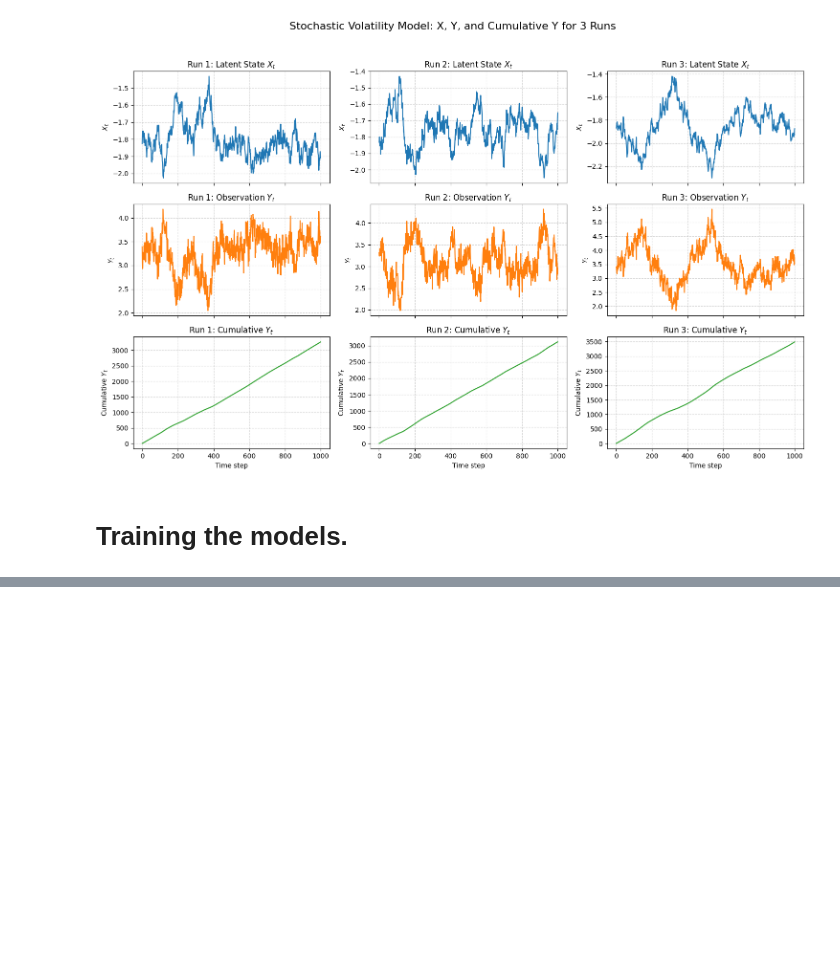
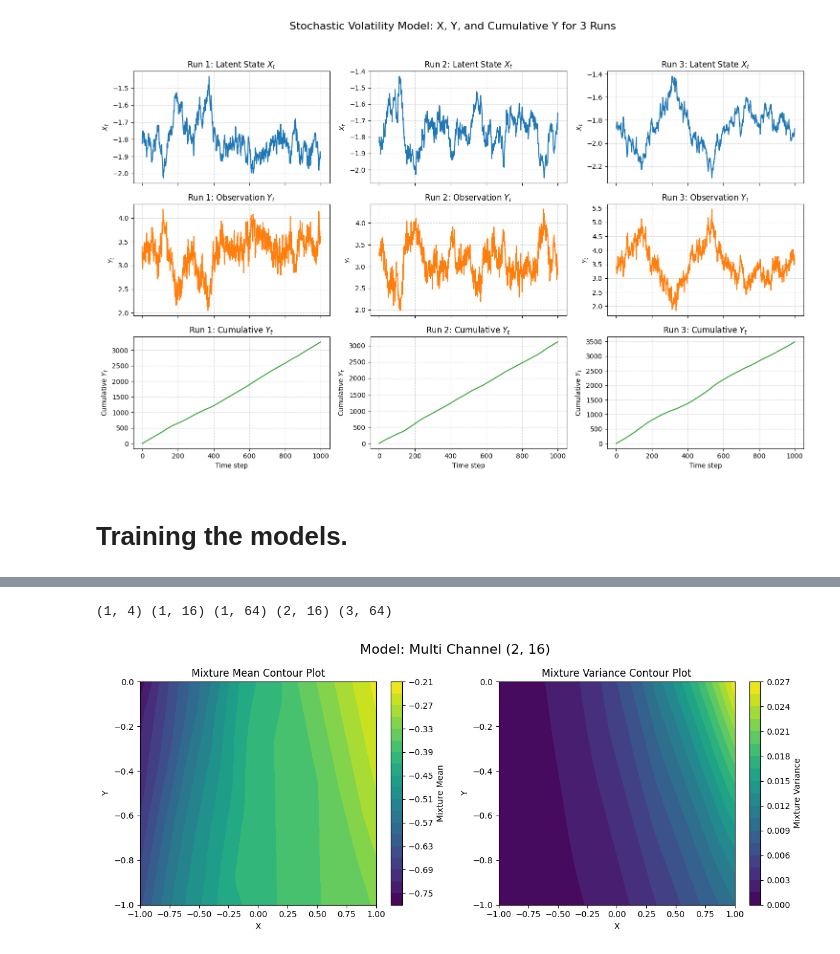
Before and after one commit to chrisjwheeler/NNP-method, a Jupyter notebook: building_up_to_stoch_NAR1.ipynb, the cells around one changed output, grey strips where cells are left out. Saved outputs shown, nothing was run; the diff lists cells and outputs as text; code cells hidden in the pictures; blank space fills up the shorter version.

```diff
--- a/building_up_to_stoch_NAR1.ipynb
+++ b/building_up_to_stoch_NAR1.ipynb
@@ -361,0 +438,59 @@ plt.show()
+# %%
+print(*multich_feed_forward_trained_models.keys())
+# %% [output]
+(1, 4) (1, 16) (1, 64) (2, 16) (3, 64)
+# %%
+model = multich_feed_forward_trained_models[(2, 16)]
+model_name = "Multi Channel (2, 16)"
+
+# Second figure: Contour plots
+x_range = (-1, 1)
+y_range = (-1, 0)
+N_steps = 50  # Increased for smoother contours
+
+x_lin_space = np.linspace(x_range[0], x_range[1], N_steps)
+y_lin_space = np.linspace(y_range[0], y_range[1], N_steps)
+
+# Create meshgrid of coordinates
+xx, yy = np.meshgrid(x_lin_space, y_lin_space, indexing='ij')
+
+# Stack coordinates into a single array of shape (N_steps*N_steps, 2)
+coords = jnp.stack([xx.ravel(), yy.ravel()], axis=-1)  # shape (N_steps*N_steps, 2)
+
+# Get predictions from model for each coordinate
+means, stds, weights = jax.vmap(model)(coords)  # each is (N_steps*N_steps, n_mix)
+
+# For visualization, compute the mixture mean and variance at each point
+# Mixture mean: sum_k w_k * mu_k
+mixture_means = jnp.sum(weights * means, axis=1)  # shape (N_steps*N_steps,)
+# Mixture variance: sum_k w_k * (sigma_k^2 + mu_k^2) - (mixture_mean)^2
+mixture_vars = jnp.sum(weights**2 * (stds**2), axis=1) # shape (N_steps*N_steps,)
+
+# Reshape to (N_steps, N_steps) for contour plotting
+mixture_means = mixture_means.reshape(N_steps, N_steps)
+mixture_vars = mixture_vars.reshape(N_steps, N_steps)
+
+# Create figure with two subplots
+plt.figure(figsize=(12, 5))
+plt.suptitle(f'Model: {model_name}', fontsize=16)
+
+# Plot mean contour
+plt.subplot(1, 2, 1)
+contour_mean = plt.contourf(xx, yy, mixture_means, levels=20, cmap='viridis')
+plt.colorbar(contour_mean, label='Mixture Mean')
+plt.title('Mixture Mean Contour Plot')
+plt.xlabel('X')
+plt.ylabel('Y')
+
+# Plot variance contour
+plt.subplot(1, 2, 2)
+contour_var = plt.contourf(xx, yy, mixture_vars, levels=20, cmap='viridis')
+plt.colorbar(contour_var, label='Mixture Variance')
+plt.title('Mixture Variance Contour Plot')
+plt.xlabel('X')
+plt.ylabel('Y')
+
+plt.tight_layout()
+plt.show()
+# %% [output]
+[figure, added]
```
Also changed, not shown: parts of 9 cells of this notebook, 18 other files.
